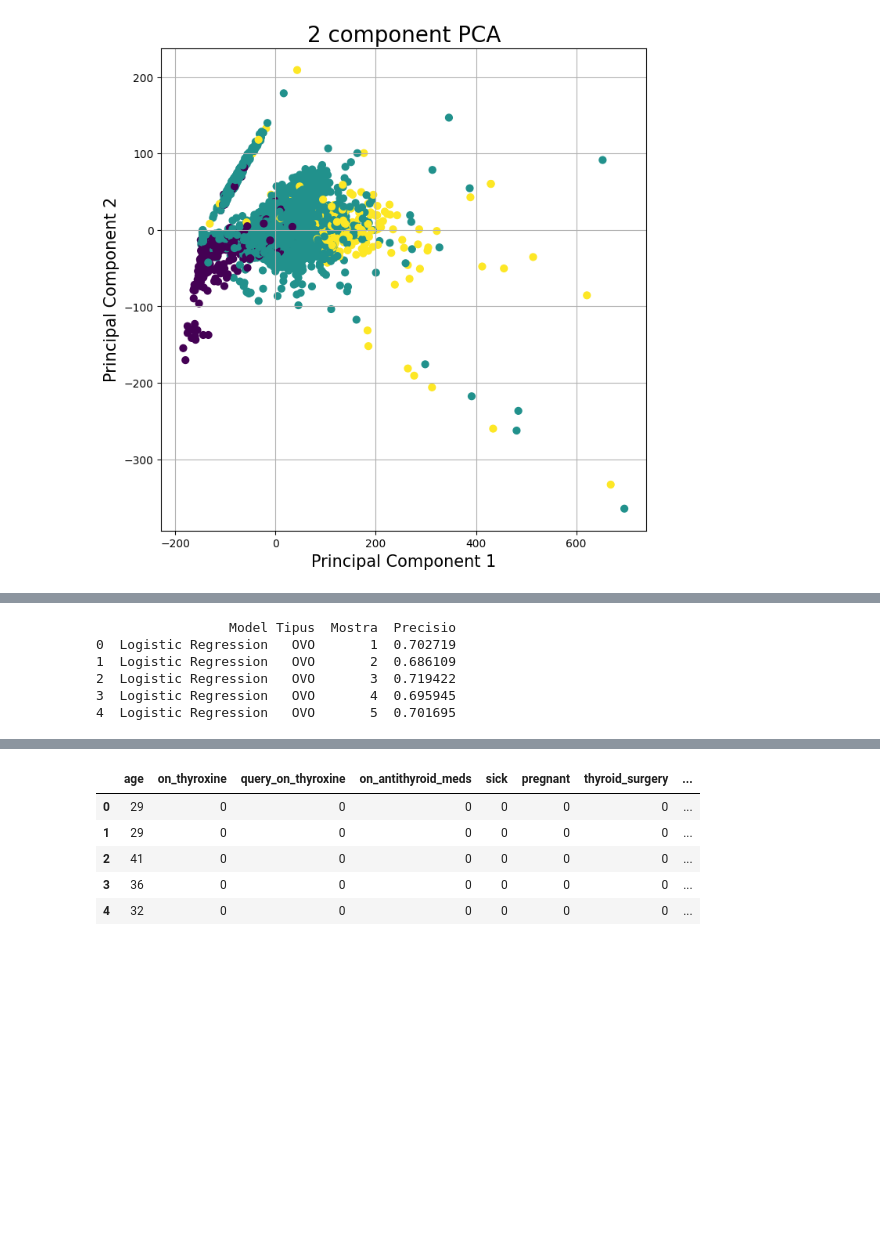
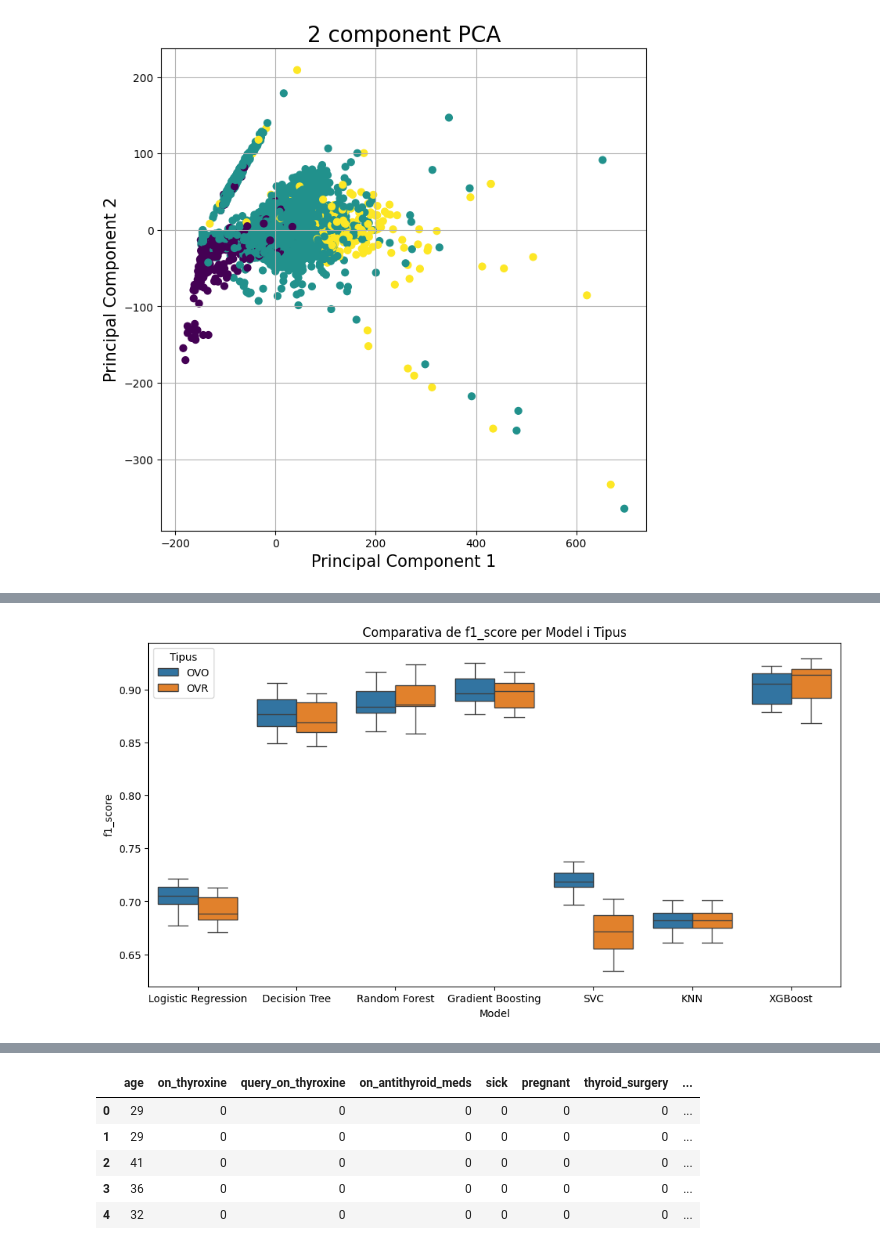
Before and after one commit to NIU1668072/ThyroidDiseaseClassification, a Jupyter notebook: thyroid.ipynb, the cells around one changed output, grey strips where cells are left out. Drawn from its saved outputs; the diff is of its cells as text; code cells hidden in the pictures; blank space fills up the shorter version.

Commit message:
posar mes bonic el codi, agafar el millor model

```diff
--- a/thyroid.ipynb
+++ b/thyroid.ipynb
@@ -397,40 +330,58 @@ plt.show()
 # %%
-models = ['Logistic Regression', 'Decision Tree', 'Random Forest', 'Gradient Boosting', 'SVC', 'KNN','XGBoost']
+def save_df(acc_r,name_dataset):
+    models = ['Logistic Regression', 'Decision Tree', 'Random Forest', 'Gradient Boosting', 'SVC', 'KNN','XGBoost']
 
-# Llista per guardar les dades que volem guardar
-data_for_saving = []
+    data_for_saving = []
 
-# Iterar sobre els models (j) i tipus (k) (OVR/OVO)
-for j in range(acc_r.shape[1]):  # Recórrer els models
-    for k in range(acc_r.shape[2]):  # Recórrer els tipus (OVR/OVO)
-        # Iterar sobre les mostres (iteracions)
-        for i in range(acc_r.shape[0]):  # Recórrer les mostres
-            # Obtenir la precisió per cada mostra (iteració)
-            precisio = acc_r[i, j, k]
+    for j in range(acc_r.shape[1]):
+        for k in range(acc_r.shape[2]):
+            for i in range(acc_r.shape[0]):
+                precisio = acc_r[i, j, k]
 
-            # Afegir les dades a la llista amb el model, tipus, iteració (muestra) i precisió
-            data_for_saving.append({
-                'Model': models[j],
-                'Tipus': 'OVR' if k == 1 else 'OVO',
-                'Mostra': i + 1,  # Les mostres comencen de 1 (en comptes de 0)
-                'Precisio': precisio
-            })
+                data_for_saving.append({
+                    'Model': models[j],
+                    'Tipus': 'OVR' if k == 1 else 'OVO',
+                    'Mostra': i + 1,
+                    'Precisio': precisio
+                })
 
-# Crear el DataFrame amb les dades
-df_results = pd.DataFrame(data_for_saving)
+    df_results = pd.DataFrame(data_for_saving)
 
-# Mostrar els primers resultats
-print(df_results.head())
-
-# Guardar el DataFrame com a fitxer CSV
-df_results.to_csv('resultats_per_model_default_df_fillna.csv', index=False)
+    df_results.to_csv(f'resultats_per_model_default_{name_dataset}.csv', index=False)
-# %% [output]
-                 Model Tipus  Mostra  Precisio
-0  Logistic Regression   OVO       1  0.702719
-1  Logistic Regression   OVO       2  0.686109
-2  Logistic Regression   OVO       3  0.719422
-3  Logistic Regression   OVO       4  0.695945
-4  Logistic Regression   OVO       5  0.701695
+# %%
+from sklearn.svm import SVC
+from sklearn.ensemble import RandomForestClassifier, GradientBoostingClassifier
+from sklearn.tree import DecisionTreeClassifier
+from sklearn.neighbors import KNeighborsClassifier
+from xgboost import XGBClassifier
+
+random_state=20
+base_classifiers = {
+    'Logistic Regression': LogisticRegression(random_state=random_state),
+    'Decision Tree': DecisionTreeClassifier(random_state=random_state),
+    'Random Forest': RandomForestClassifier(random_state=random_state),
+    'Gradient Boosting': GradientBoostingClassifier(random_state=random_state),
+    'SVC': SVC(kernel='linear', random_state=random_state),
+    'KNN': KNeighborsClassifier(n_neighbors=5),
+    'XGBoost': XGBClassifier(random_state=random_state)
+}
+PRC = 0.3
+#f1_dfna = classificacio_per_defecte(X_train_val_fillna,y_train_val_fillna,PRC,10,base_classifiers)
+#save_df(f1_dfna,'df_fillna')
+f1_dfna = pd.read_csv('resultats_per_model_default_df_fillna.csv')
+# %%
+def plot_data(acc_r):
+    plt.figure(figsize=(12, 6))
+    sns.boxplot(data=acc_r, x="Model", y="Precisio", hue="Tipus")
+    plt.title("Comparativa de f1_score per Model i Tipus")
+    plt.ylabel("f1_score")
+    plt.xlabel("Model")
+    plt.legend(title="Tipus")
+    plt.show()
+# %%
+plot_data(f1_dfna)
+# %% [output]
+[figure, added]
 # %%
 # Paràmetres pel Logistic Regressor
 lr_param_grid = {
```
Also changed, not shown: parts of 21 cells of this notebook, 1 other file.
